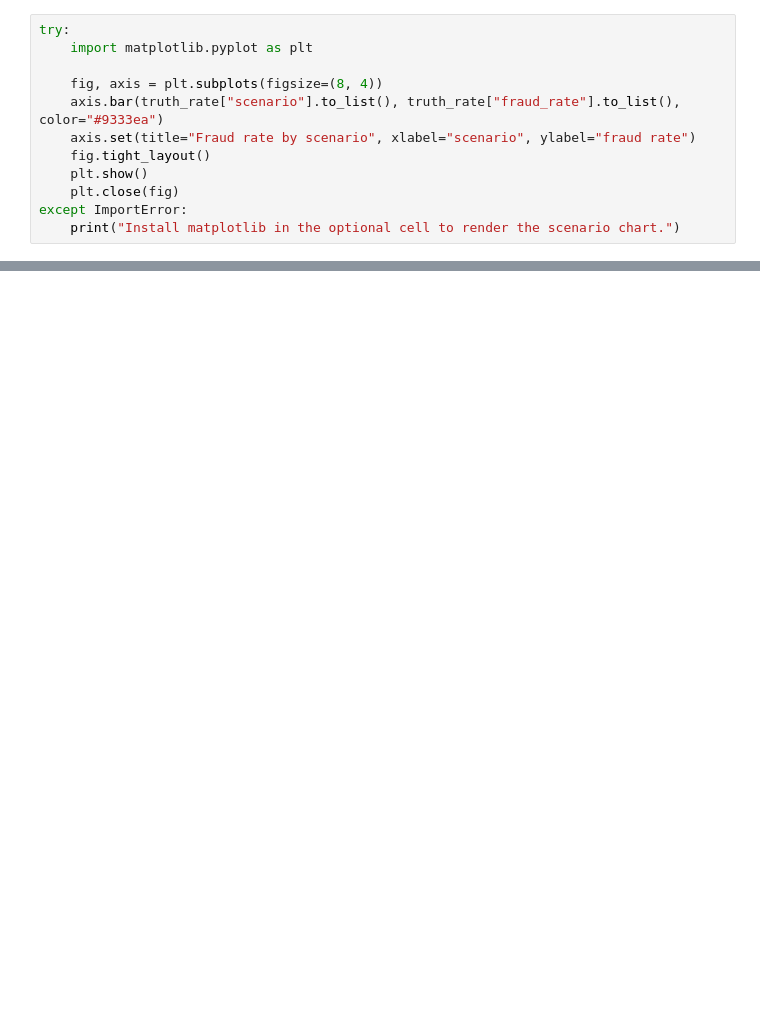
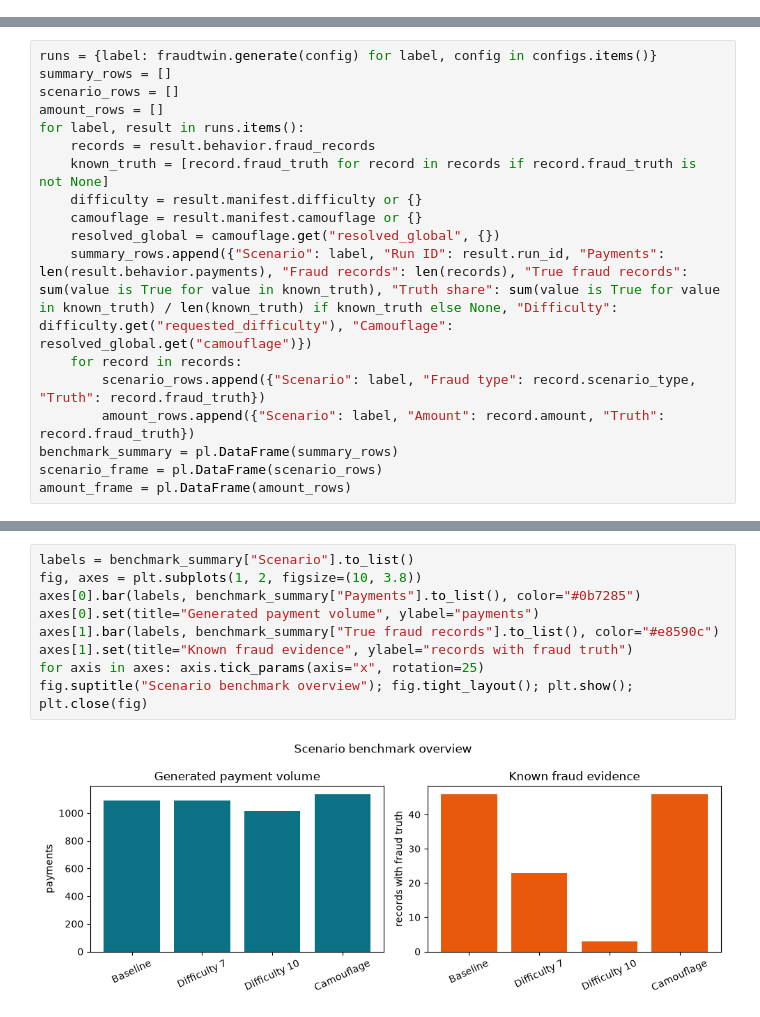
Before and after one commit to emedinac/fraud-twin, a Jupyter notebook: docs/tutorials/fraud-scenarios-difficulty-benchmarks.ipynb, the cells around one changed output, grey strips where cells are left out. Drawn from its saved outputs; the diff is of its cells as text; blank space fills up the shorter version.

```diff
--- a/docs/tutorials/fraud-scenarios-difficulty-benchmarks.ipynb
+++ b/docs/tutorials/fraud-scenarios-difficulty-benchmarks.ipynb
@@ -141,12 +0,0 @@ This optional cell renders the computed fraud-rate table with labeled axes.
-# %%
-try:
-    import matplotlib.pyplot as plt
-
-    fig, axis = plt.subplots(figsize=(8, 4))
-    axis.bar(truth_rate["scenario"].to_list(), truth_rate["fraud_rate"].to_list(), color="#9333ea")
-    axis.set(title="Fraud rate by scenario", xlabel="scenario", ylabel="fraud rate")
-    fig.tight_layout()
-    plt.show()
-    plt.close(fig)
-except ImportError:
-    print("Install matplotlib in the optional cell to render the scenario chart.")
@@ -163,0 +61,18 @@ print(
+# %%
+runs = {label: fraudtwin.generate(config) for label, config in configs.items()}
+summary_rows = []
+scenario_rows = []
+amount_rows = []
+for label, result in runs.items():
+    records = result.behavior.fraud_records
+    known_truth = [record.fraud_truth for record in records if record.fraud_truth is not None]
+    difficulty = result.manifest.difficulty or {}
+    camouflage = result.manifest.camouflage or {}
+    resolved_global = camouflage.get("resolved_global", {})
+    summary_rows.append({"Scenario": label, "Run ID": result.run_id, "Payments": len(result.behavior.payments), "Fraud records": len(records), "True fraud records": sum(value is True for value in known_truth), "Truth share": sum(value is True for value in known_truth) / len(known_truth) if known_truth else None, "Difficulty": difficulty.get("requested_difficulty"), "Camouflage": resolved_global.get("camouflage")})
+    for record in records:
+        scenario_rows.append({"Scenario": label, "Fraud type": record.scenario_type, "Truth": record.fraud_truth})
+        amount_rows.append({"Scenario": label, "Amount": record.amount, "Truth": record.fraud_truth})
+benchmark_summary = pl.DataFrame(summary_rows)
+scenario_frame = pl.DataFrame(scenario_rows)
+amount_frame = pl.DataFrame(amount_rows)
@@ -163,0 +86,11 @@ print(
+# %%
+labels = benchmark_summary["Scenario"].to_list()
+fig, axes = plt.subplots(1, 2, figsize=(10, 3.8))
+axes[0].bar(labels, benchmark_summary["Payments"].to_list(), color="#0b7285")
+axes[0].set(title="Generated payment volume", ylabel="payments")
+axes[1].bar(labels, benchmark_summary["True fraud records"].to_list(), color="#e8590c")
+axes[1].set(title="Known fraud evidence", ylabel="records with fraud truth")
+for axis in axes: axis.tick_params(axis="x", rotation=25)
+fig.suptitle("Scenario benchmark overview"); fig.tight_layout(); plt.show(); plt.close(fig)
+# %% [output]
+[figure, added]
```
Also changed, not shown: parts of 45 cells of this notebook, 58 other files.
